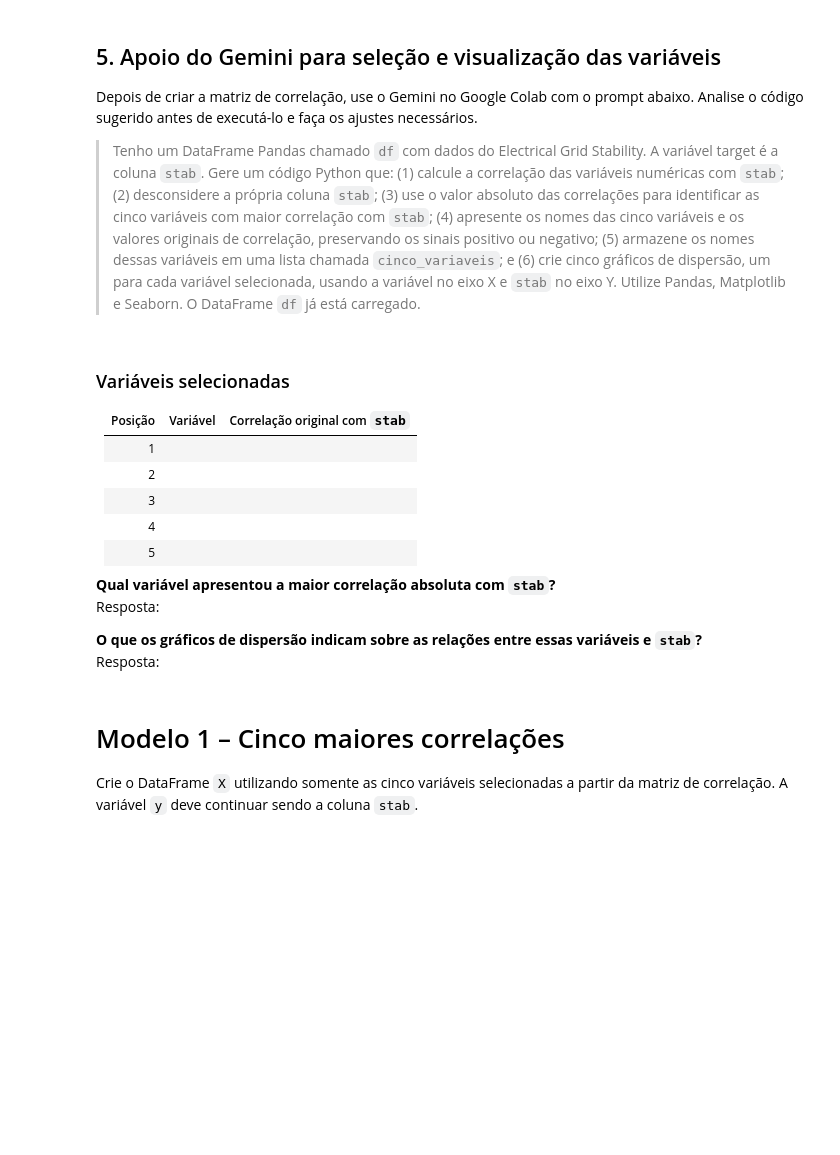
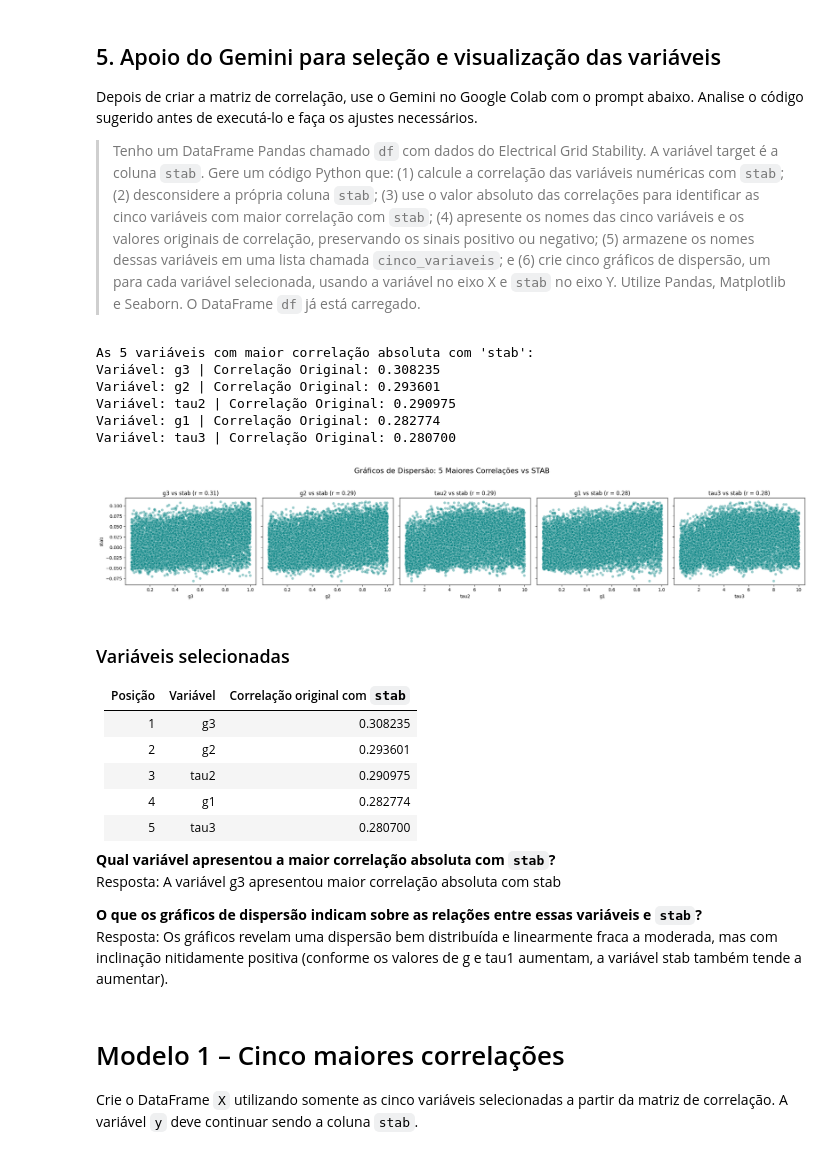
Before and after one commit to caio-fiap/CP05-SERS, a Jupyter notebook: AULA_07_Regressão_Linear_com_Dados_de_Energia.ipynb, the cells around one changed output. Drawn from its saved outputs; the diff is of its cells as text; code cells hidden in the pictures; blank space fills up the shorter version.

```diff
--- a/AULA_07_Regressão_Linear_com_Dados_de_Energia.ipynb
+++ b/AULA_07_Regressão_Linear_com_Dados_de_Energia.ipynb
@@ -124,19 +143,58 @@ Depois de criar a matriz de correlação, use o Gemini no Google Colab com o pro
+# %%
+# Cole, revise e execute aqui o código gerado com o apoio do Gemini
+# codigo do gemini:
+
+# 1. Calcula a correlação das variáveis numéricas com 'stab'
+correlacao_stab = dados.select_dtypes(include=[np.number]).corr()['stab']
+
+# 2. Desconsidera a própria coluna 'stab'
+correlacao_stab = correlacao_stab.drop('stab')
+
+# 3. Usa o valor absoluto para identificar as 5 maiores
+cinco_maiores_abs = correlacao_stab.abs().nlargest(5)
+
+# 4. Apresenta os nomes e os valores originais de correlação (preservando o sinal)
+cinco_variaveis = cinco_maiores_abs.index.tolist()
+print("As 5 variáveis com maior correlação absoluta com 'stab':")
+for var in cinco_variaveis:
+    print(f"Variável: {var} | Correlação Original: {correlacao_stab[var]:.6f}")
+
+# 6. Cria cinco gráficos de dispersão
+fig, axes = plt.subplots(1, 5, figsize=(22, 4), sharey=True)
+fig.suptitle('Gráficos de Dispersão: 5 Maiores Correlações vs STAB', fontsize=16, y=1.05)
+
+for i, var in enumerate(cinco_variaveis):
+    sns.scatterplot(data=dados, x=var, y='stab', ax=axes[i], alpha=0.4, color='teal')
+    axes[i].set_title(f'{var} vs stab (r = {correlacao_stab[var]:.2f})')
+    axes[i].set_xlabel(var)
+    axes[i].set_ylabel('stab' if i == 0 else '')
+
+plt.tight_layout()
+plt.show()
+# %% [output]
+As 5 variáveis com maior correlação absoluta com 'stab':
+Variável: g3 | Correlação Original: 0.308235
+Variável: g2 | Correlação Original: 0.293601
+Variável: tau2 | Correlação Original: 0.290975
+Variável: g1 | Correlação Original: 0.282774
+Variável: tau3 | Correlação Original: 0.280700
+[figure, added]
 # %% [markdown]
 ### Variáveis selecionadas
 
 | Posição | Variável | Correlação original com `stab` |
 |---:|---|---:|
-| 1 |  |  |
-| 2 |  |  |
-| 3 |  |  |
-| 4 |  |  |
-| 5 |  |  |
+| 1 | g3 | 0.308235 |
+| 2 | g2 | 0.293601 |
+| 3 | tau2 | 0.290975 |
+| 4 | g1 | 0.282774 |
+| 5 | tau3 | 0.280700 |
 
 **Qual variável apresentou a maior correlação absoluta com `stab`?**
-Resposta:
+Resposta: A variável g3 apresentou maior correlação absoluta com stab
 
 **O que os gráficos de dispersão indicam sobre as relações entre essas variáveis e `stab`?**
-Resposta:
+Resposta: Os gráficos revelam uma dispersão bem distribuída e linearmente fraca a moderada, mas com inclinação nitidamente positiva (conforme os valores de g e tau1 aumentam, a variável stab também tende a aumentar).
 # %% [markdown]
 # Modelo 1 – Cinco maiores correlações
 
```
Also changed, not shown: parts of 19 cells of this notebook.
